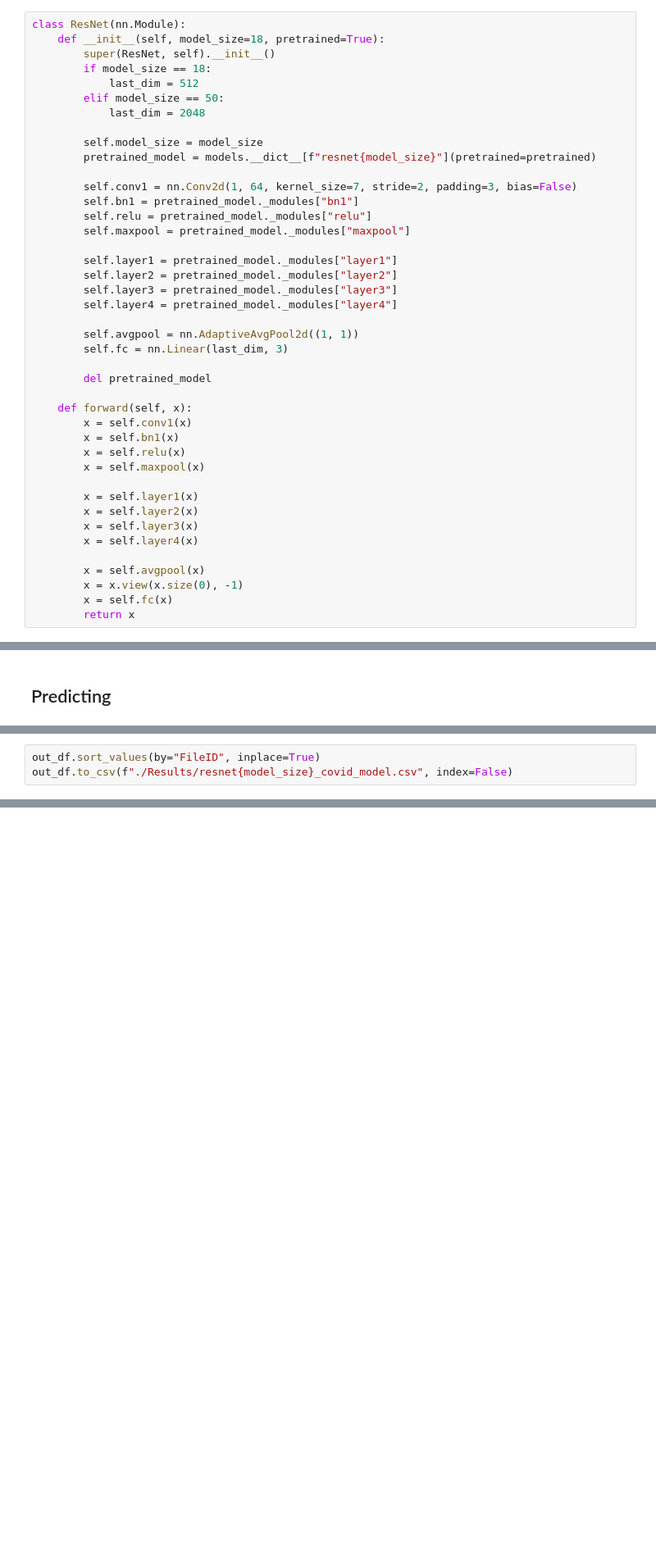
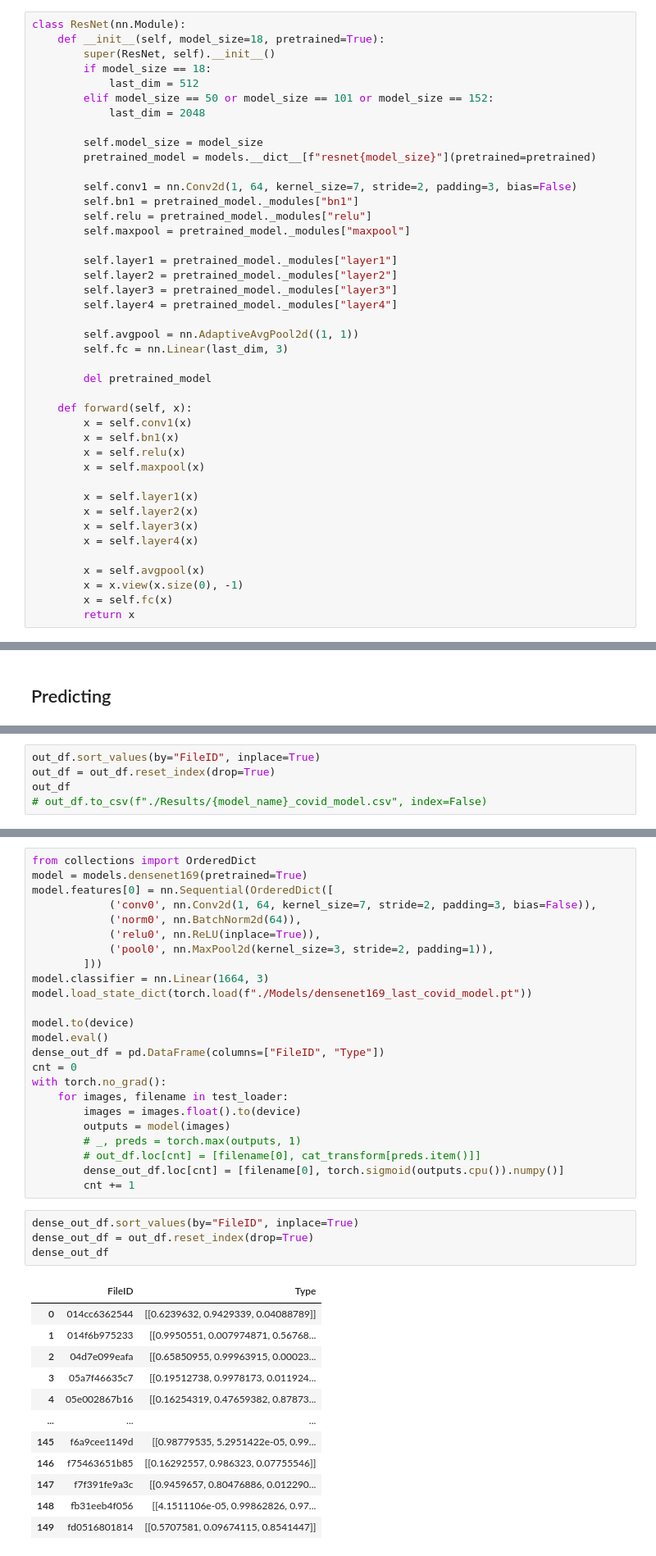
Before and after one commit to blacksnail789521/2021_NYCU_Digital_Medicine, a Jupyter notebook: case2/main.ipynb, the cells around one changed output, grey strips where cells are left out. Shown at 82% size. Cells and saved outputs as stored; diff of their text form; blank space fills up the shorter version.

Commit message:
Use ResNet50 and DenseNet50 and EEGNet soft voting

```diff
--- a/case2/main.ipynb
+++ b/case2/main.ipynb
@@ -40,7 +46,7 @@ class ResNet(nn.Module):
         super(ResNet, self).__init__()
         if model_size == 18:
             last_dim = 512
-        elif model_size == 50:
+        elif model_size == 50 or model_size == 101 or model_size == 152:
             last_dim = 2048
 
         self.model_size = model_size
@@ -137,4 +180,6 @@ with torch.no_grad():
         cnt += 1
 # %%
 out_df.sort_values(by="FileID", inplace=True)
-out_df.to_csv(f"./Results/resnet{model_size}_covid_model.csv", index=False)
+out_df = out_df.reset_index(drop=True)
+out_df
+# out_df.to_csv(f"./Results/{model_name}_covid_model.csv", index=False)
@@ -140,0 +217,41 @@ out_df.to_csv(f"./Results/resnet{model_size}_covid_model.csv", index=False)
+# %%
+from collections import OrderedDict
+model = models.densenet169(pretrained=True)
+model.features[0] = nn.Sequential(OrderedDict([
+            ('conv0', nn.Conv2d(1, 64, kernel_size=7, stride=2, padding=3, bias=False)),
+            ('norm0', nn.BatchNorm2d(64)),
+            ('relu0', nn.ReLU(inplace=True)),
+            ('pool0', nn.MaxPool2d(kernel_size=3, stride=2, padding=1)),
+        ]))
+model.classifier = nn.Linear(1664, 3)
+model.load_state_dict(torch.load(f"./Models/densenet169_last_covid_model.pt"))
+
+model.to(device)
+model.eval()
+dense_out_df = pd.DataFrame(columns=["FileID", "Type"])
+cnt = 0
+with torch.no_grad():
+    for images, filename in test_loader:
+        images = images.float().to(device)
+        outputs = model(images)
+        # _, preds = torch.max(outputs, 1)
+        # out_df.loc[cnt] = [filename[0], cat_transform[preds.item()]]
+        dense_out_df.loc[cnt] = [filename[0], torch.sigmoid(outputs.cpu()).numpy()]
+        cnt += 1
+# %%
+dense_out_df.sort_values(by="FileID", inplace=True)
+dense_out_df = out_df.reset_index(drop=True)
+dense_out_df
+# %% [output]
+|  | FileID | Type |
+| 0 | 014cc6362544 | [[0.6239632, 0.9429339, 0.04088789]] |
+| 1 | 014f6b975233 | [[0.9950551, 0.007974871, 0.56768... |
+| 2 | 04d7e099eafa | [[0.65850955, 0.99963915, 0.00023... |
+| 3 | 05a7f46635c7 | [[0.19512738, 0.9978173, 0.011924... |
+| 4 | 05e002867b16 | [[0.16254319, 0.47659382, 0.87873... |
+| ... | ... | ... |
+| 145 | f6a9cee1149d | [[0.98779535, 5.2951422e-05, 0.99... |
+| 146 | f75463651b85 | [[0.16292557, 0.986323, 0.07755546]] |
+| 147 | f7f391fe9a3c | [[0.9459657, 0.80476886, 0.012290... |
+| 148 | fb31eeb4f056 | [[4.1511106e-05, 0.99862826, 0.97... |
+| 149 | fd0516801814 | [[0.5707581, 0.09674115, 0.8541447]] |
```
Also changed, not shown: parts of 12 cells of this notebook, 1 other file.
